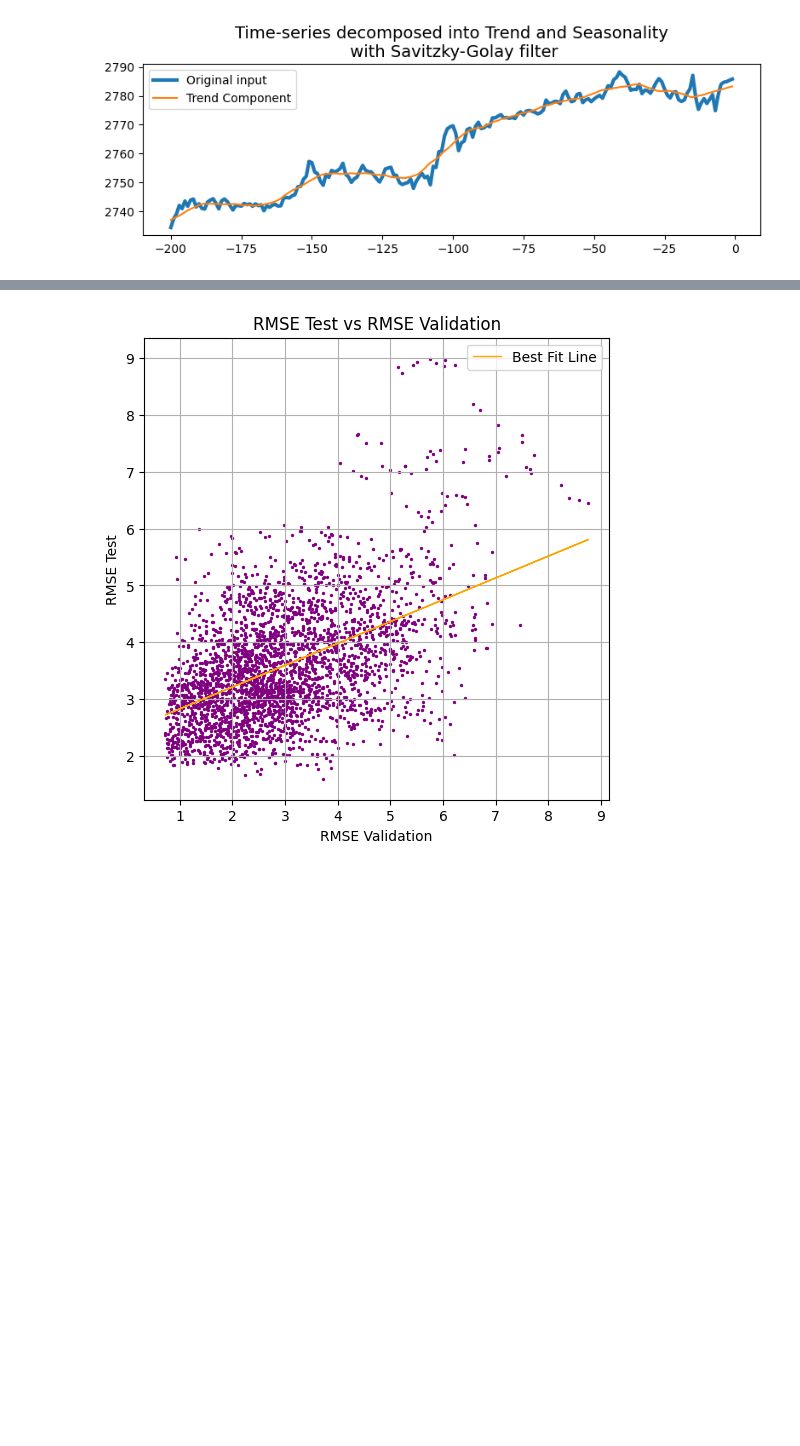
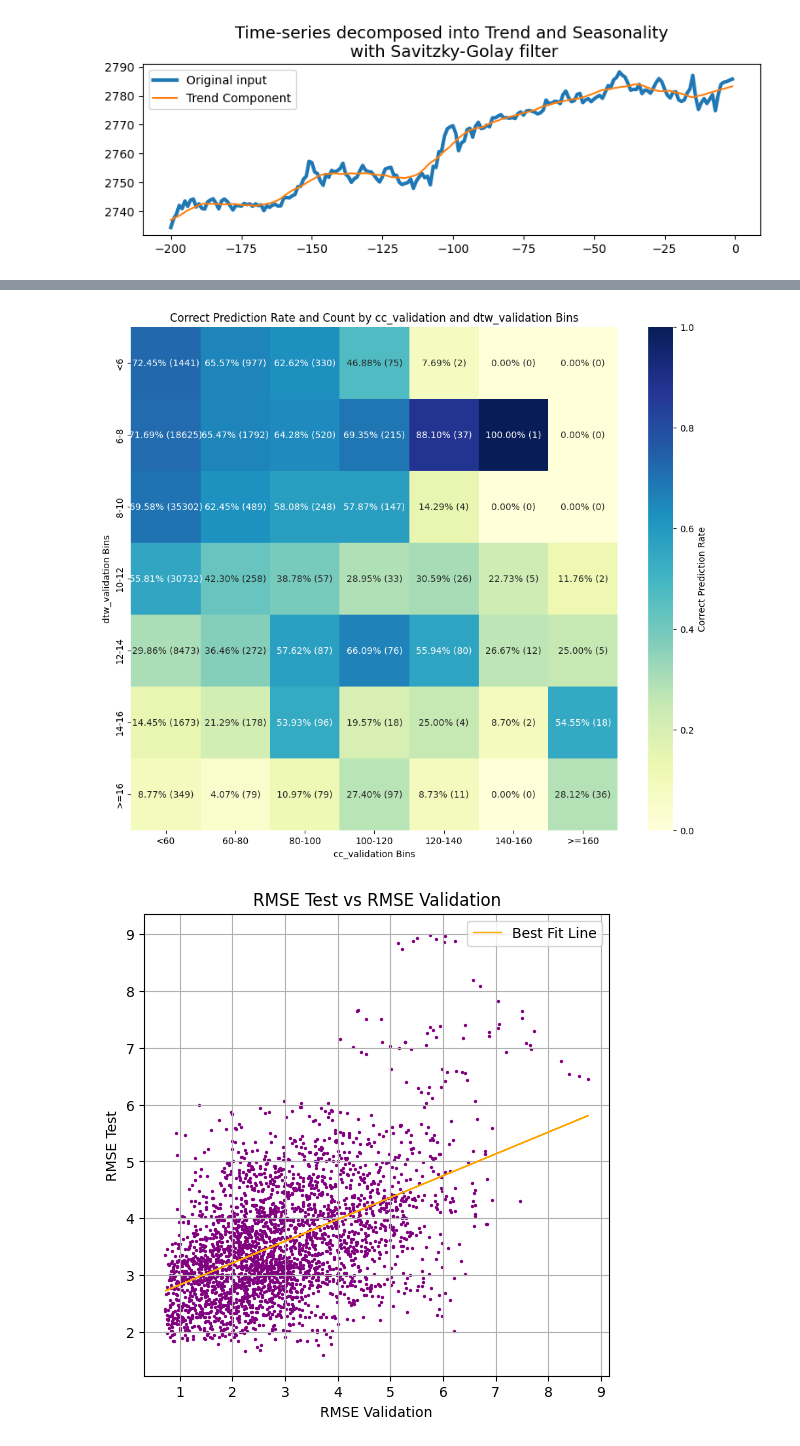
Before and after one commit to harrycslau/forex-data-fft, a Jupyter notebook: optimize_validation.ipynb, the cells around one changed output, grey strips where cells are left out. Saved outputs shown, nothing was run; the diff lists cells and outputs as text; code cells hidden in the pictures; blank space fills up the shorter version.

```diff
--- a/optimize_validation.ipynb
+++ b/optimize_validation.ipynb
@@ -200,3 +241,41 @@ results_df.sort_values(by='rmse_test', ascending=True).head(50)
+# %%
+import seaborn as sns
+import matplotlib.pyplot as plt
+import pandas as pd
+
+# Assuming `results_df` is your DataFrame with 'cc_validation', 'dtw_validation', and 'rmse_test' columns
+
+# Define bins for `cc_validation` and `dtw_validation`
+cc_bins = [0, 60, 80, 100, 120, 140, 160, float('inf')]
+cc_labels = ['<60', '60-80', '80-100', '100-120', '120-140', '140-160', '>=160']
+
+dtw_bins = [0, 6, 8, 10, 12, 14, 16, float('inf')]
+dtw_labels = ['<6', '6-8', '8-10', '10-12', '12-14', '14-16', '>=16']
+
+# Add a column to indicate whether the prediction is correct based on `rmse_test < 3`
+results_df['correct_prediction'] = results_df['rmse_test'] < 3.5
+
+# Bin the `cc_validation` and `dtw_validation` values
+results_df['cc_bin'] = pd.cut(results_df['cc_validation'], bins=cc_bins, labels=cc_labels, right=False)
+results_df['dtw_bin'] = pd.cut(results_df['dtw_validation'], bins=dtw_bins, labels=dtw_labels, right=False)
+
+# Calculate the rate and count of correct predictions for each combination of `cc_bin` and `dtw_bin`
+correct_count = results_df.groupby(['dtw_bin', 'cc_bin'])['correct_prediction'].sum().unstack()
+total_count = results_df.groupby(['dtw_bin', 'cc_bin'])['correct_prediction'].count().unstack()
+correct_rate = (correct_count / total_count).fillna(0)
+
+# Create annotation text with rate and count in each cell
+annot = correct_rate.applymap(lambda x: f"{x:.2%}") + correct_count.applymap(lambda x: f" ({int(x)})")
+
+# Plot the heatmap with custom annotations
+plt.figure(figsize=(12, 10))
+sns.heatmap(correct_rate, annot=annot, fmt='', cmap='YlGnBu', cbar_kws={'label': 'Correct Prediction Rate'})
+plt.xlabel('cc_validation Bins')
+plt.ylabel('dtw_validation Bins')
+plt.title('Correct Prediction Rate and Count by cc_validation and dtw_validation Bins')
+plt.show()
+# %% [output]
+[figure, added]
 # %%
 # Scatter plot of RMSE Test against RMSE Validation with smaller dots
 plt.figure(figsize=(6, 6))
```
Also changed, not shown: parts of 8 cells of this notebook, 1 other file.
